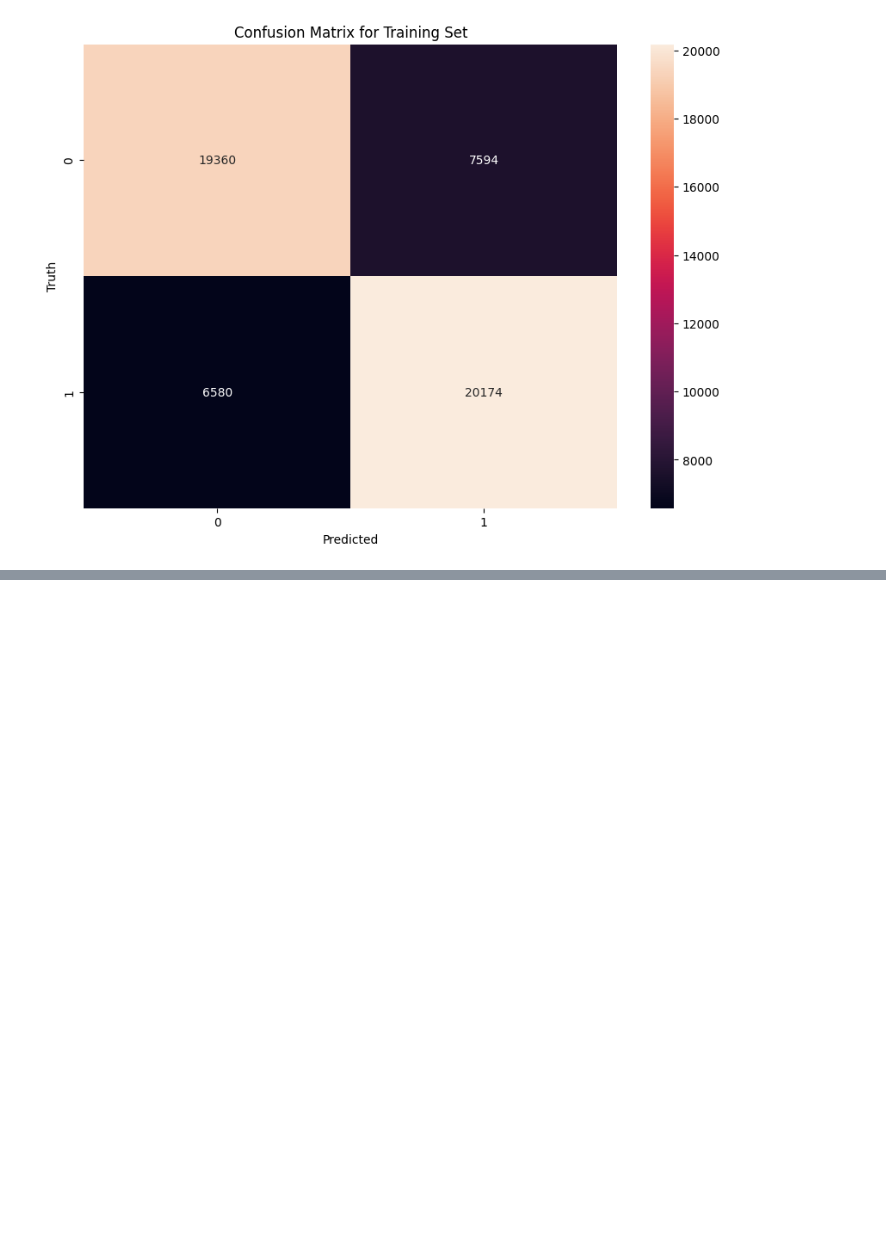
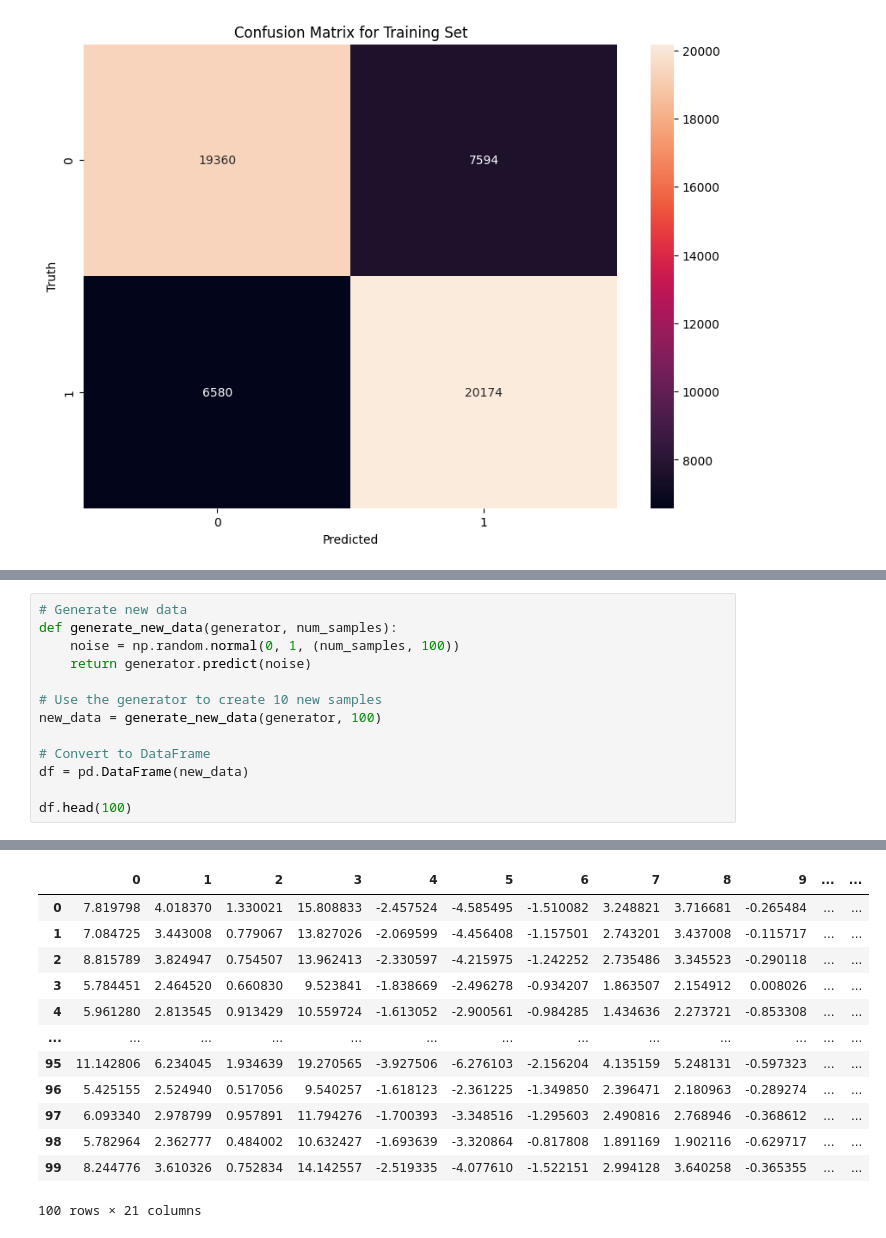
Before and after one commit to tarikibrahimovic/Diabetes-Prediction, a Jupyter notebook: Project.ipynb, the cells around one changed output, grey strips where cells are left out. Saved outputs shown, nothing was run; the diff lists cells and outputs as text; blank space fills up the shorter version.

```diff
--- a/Project.ipynb
+++ b/Project.ipynb
@@ -295,0 +383,14 @@ plt.show()
+# %%
+# Generate new data
+def generate_new_data(generator, num_samples):
+    noise = np.random.normal(0, 1, (num_samples, 100))
+    return generator.predict(noise)
+
+# Use the generator to create 10 new samples
+new_data = generate_new_data(generator, 100)
+
+# Convert to DataFrame
+df = pd.DataFrame(new_data)
+
+df.head(100)
+# %% [output]
@@ -295,0 +398,13 @@ plt.show()
+|  | 0 | 1 | 2 | 3 | 4 | 5 | 6 | 7 | 8 | 9 | ... | ... |
+| 0 | 7.819798 | 4.018370 | 1.330021 | 15.808833 | -2.457524 | -4.585495 | -1.510082 | 3.248821 | 3.716681 | -0.265484 | ... | ... |
+| 1 | 7.084725 | 3.443008 | 0.779067 | 13.827026 | -2.069599 | -4.456408 | -1.157501 | 2.743201 | 3.437008 | -0.115717 | ... | ... |
+| 2 | 8.815789 | 3.824947 | 0.754507 | 13.962413 | -2.330597 | -4.215975 | -1.242252 | 2.735486 | 3.345523 | -0.290118 | ... | ... |
+| 3 | 5.784451 | 2.464520 | 0.660830 | 9.523841 | -1.838669 | -2.496278 | -0.934207 | 1.863507 | 2.154912 | 0.008026 | ... | ... |
+| 4 | 5.961280 | 2.813545 | 0.913429 | 10.559724 | -1.613052 | -2.900561 | -0.984285 | 1.434636 | 2.273721 | -0.853308 | ... | ... |
+| ... | ... | ... | ... | ... | ... | ... | ... | ... | ... | ... | ... | ... |
+| 95 | 11.142806 | 6.234045 | 1.934639 | 19.270565 | -3.927506 | -6.276103 | -2.156204 | 4.135159 | 5.248131 | -0.597323 | ... | ... |
+| 96 | 5.425155 | 2.524940 | 0.517056 | 9.540257 | -1.618123 | -2.361225 | -1.349850 | 2.396471 | 2.180963 | -0.289274 | ... | ... |
+| 97 | 6.093340 | 2.978799 | 0.957891 | 11.794276 | -1.700393 | -3.348516 | -1.295603 | 2.490816 | 2.768946 | -0.368612 | ... | ... |
+| 98 | 5.782964 | 2.362777 | 0.484002 | 10.632427 | -1.693639 | -3.320864 | -0.817808 | 1.891169 | 1.902116 | -0.629717 | ... | ... |
+| 99 | 8.244776 | 3.610326 | 0.752834 | 14.142557 | -2.519335 | -4.077610 | -1.522151 | 2.994128 | 3.640258 | -0.365355 | ... | ... |
+100 rows × 21 columns
```
Also changed, not shown: parts of 4 cells of this notebook.
